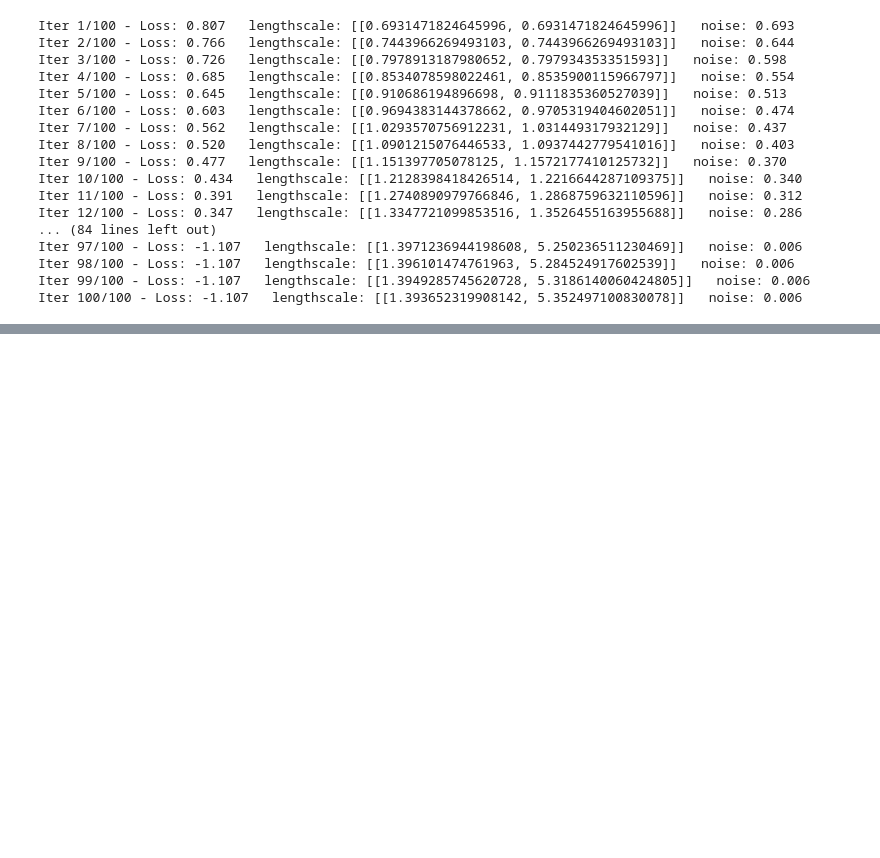
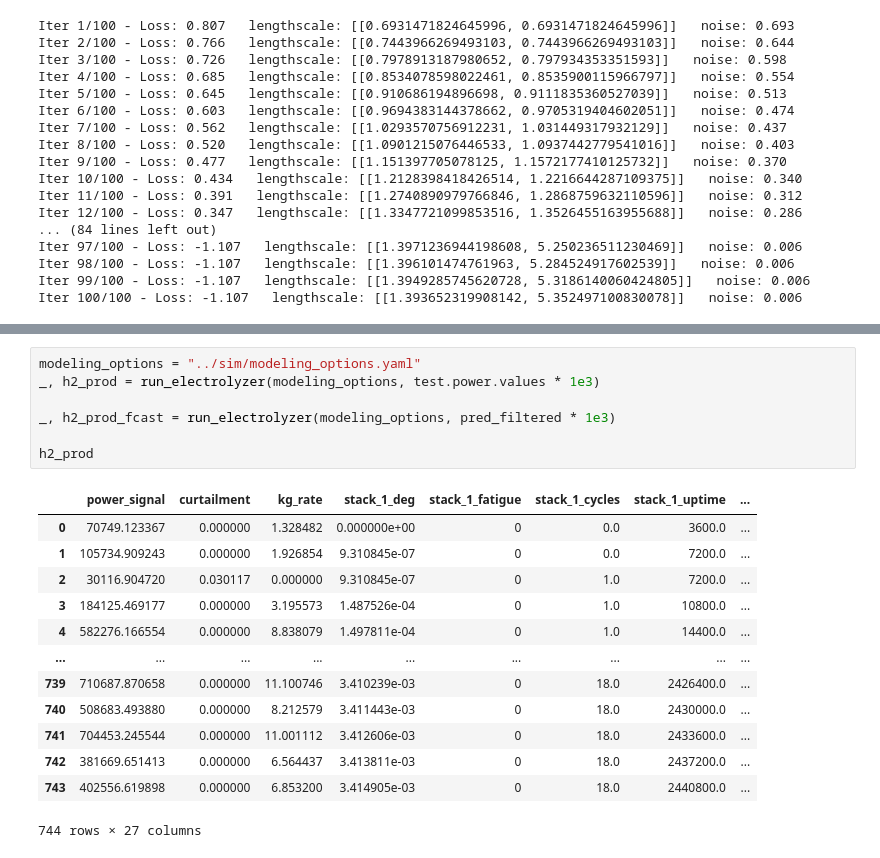
Before and after one commit to camirmas/REStats, a Jupyter notebook: REStats/notebooks/sim.ipynb, the cells around one changed output, grey strips where cells are left out. Drawn from its saved outputs; the diff is of its cells as text; blank space fills up the shorter version.

```diff
--- a/REStats/notebooks/sim.ipynb
+++ b/REStats/notebooks/sim.ipynb
@@ -295,0 +297,21 @@ Test MAE: 165.46354080664548 kW
+# %%
+modeling_options = "../sim/modeling_options.yaml"
+_, h2_prod = run_electrolyzer(modeling_options, test.power.values * 1e3)
+
+_, h2_prod_fcast = run_electrolyzer(modeling_options, pred_filtered * 1e3)
+
+h2_prod
+# %% [output]
+|  | power_signal | curtailment | kg_rate | stack_1_deg | stack_1_fatigue | stack_1_cycles | stack_1_uptime | ... |
+| 0 | 70749.123367 | 0.000000 | 1.328482 | 0.000000e+00 | 0 | 0.0 | 3600.0 | ... |
+| 1 | 105734.909243 | 0.000000 | 1.926854 | 9.310845e-07 | 0 | 0.0 | 7200.0 | ... |
+| 2 | 30116.904720 | 0.030117 | 0.000000 | 9.310845e-07 | 0 | 1.0 | 7200.0 | ... |
+| 3 | 184125.469177 | 0.000000 | 3.195573 | 1.487526e-04 | 0 | 1.0 | 10800.0 | ... |
+| 4 | 582276.166554 | 0.000000 | 8.838079 | 1.497811e-04 | 0 | 1.0 | 14400.0 | ... |
+| ... | ... | ... | ... | ... | ... | ... | ... | ... |
+| 739 | 710687.870658 | 0.000000 | 11.100746 | 3.410239e-03 | 0 | 18.0 | 2426400.0 | ... |
+| 740 | 508683.493880 | 0.000000 | 8.212579 | 3.411443e-03 | 0 | 18.0 | 2430000.0 | ... |
+| 741 | 704453.245544 | 0.000000 | 11.001112 | 3.412606e-03 | 0 | 18.0 | 2433600.0 | ... |
+| 742 | 381669.651413 | 0.000000 | 6.564437 | 3.413811e-03 | 0 | 18.0 | 2437200.0 | ... |
+| 743 | 402556.619898 | 0.000000 | 6.853200 | 3.414905e-03 | 0 | 18.0 | 2440800.0 | ... |
+744 rows × 27 columns
```
Also changed, not shown: parts of 8 cells of this notebook, 3 other files.
